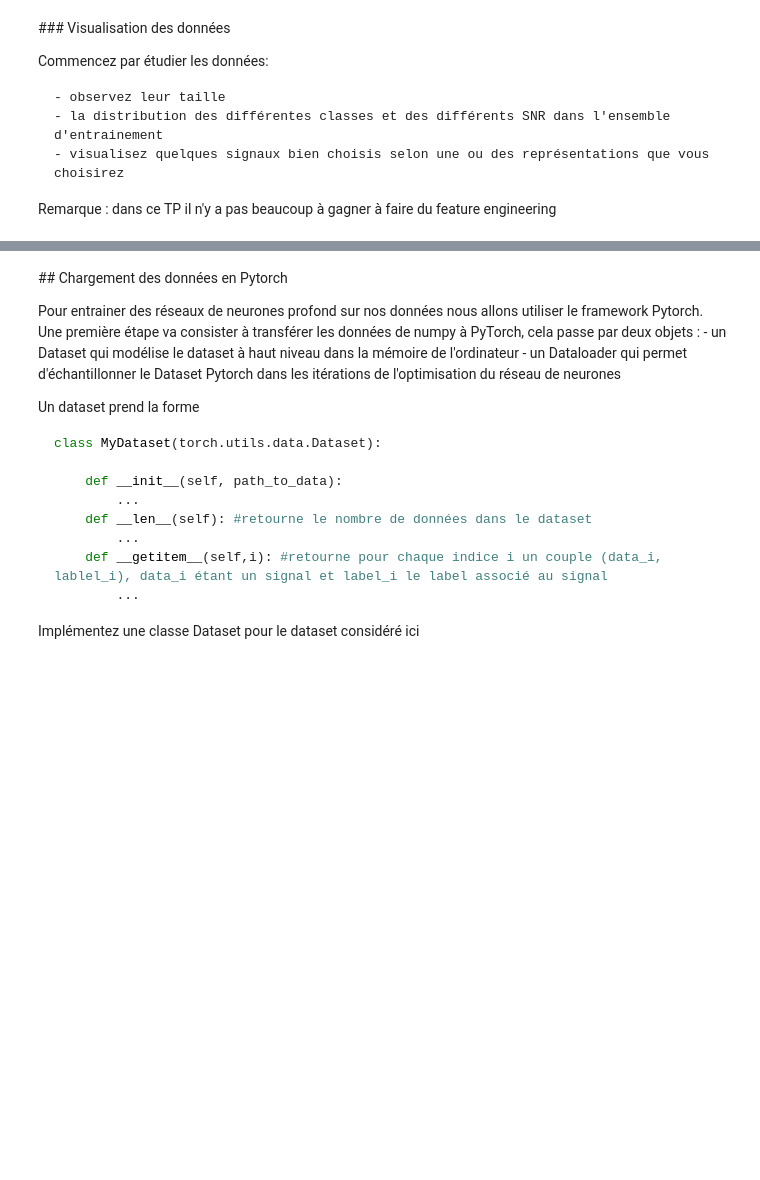
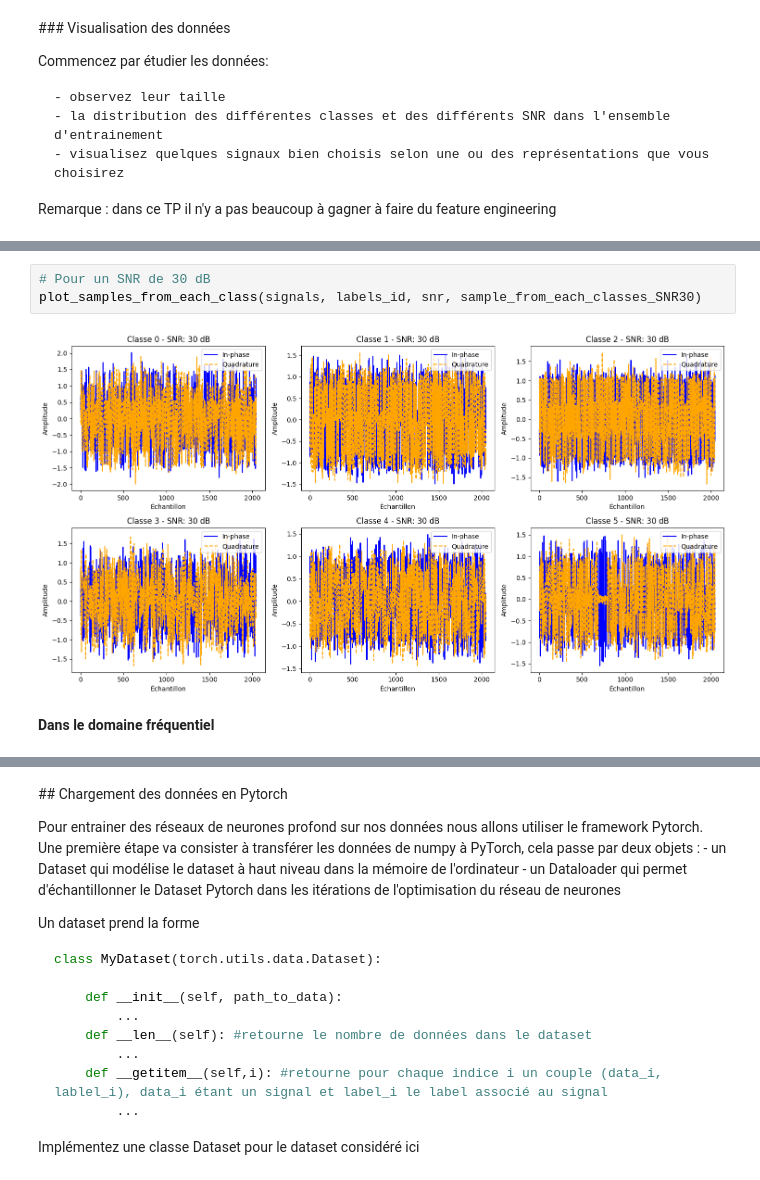
Before and after one commit to arebaine/dlts-tp3, a Jupyter notebook: dlts_tp3.ipynb, the cells around one changed output, grey strips where cells are left out. Cells and saved outputs as stored; diff of their text form; blank space fills up the shorter version.

```diff
--- a/dlts_tp3.ipynb
+++ b/dlts_tp3.ipynb
@@ -105,0 +244,7 @@ Remarque : dans ce TP il n'y a pas beaucoup à gagner à faire du feature engine
+# %%
+# Pour un SNR de 30 dB
+plot_samples_from_each_class(signals, labels_id, snr, sample_from_each_classes_SNR30)
+# %% [output]
+[figure, added]
+# %% [markdown]
+**Dans le domaine fréquentiel**
```
Also changed, not shown: parts of 30 cells of this notebook.
